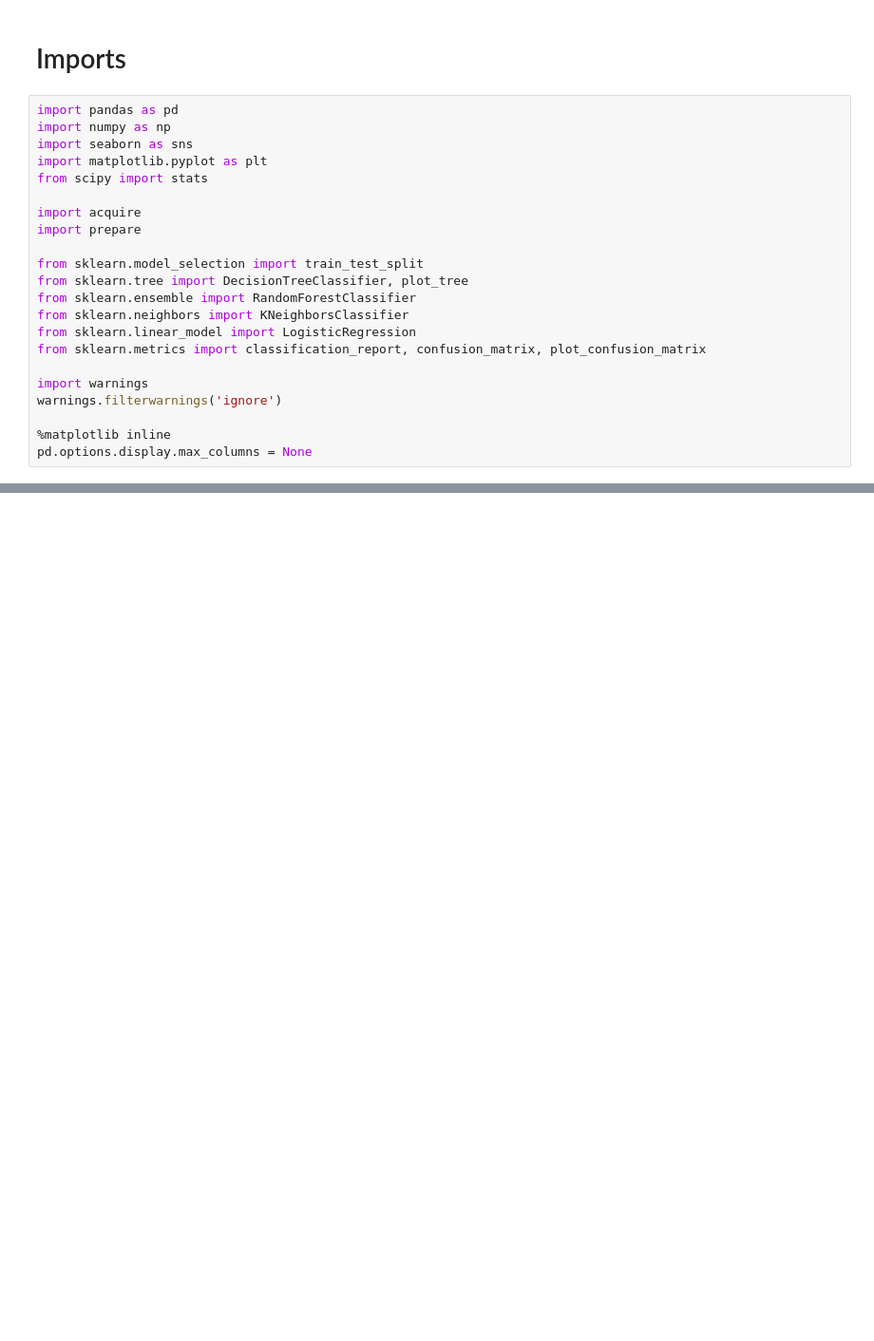
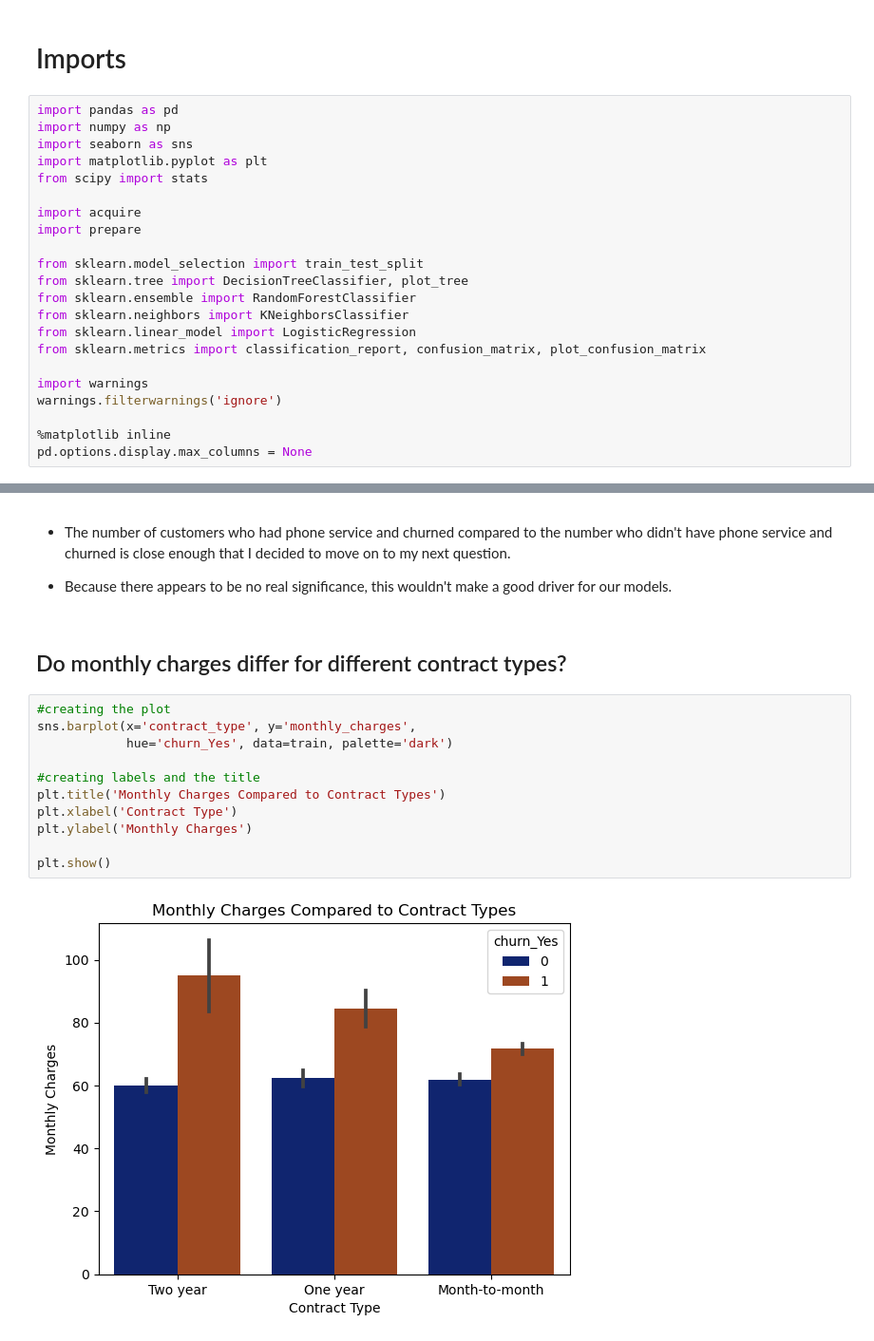
Before and after one commit to shawn-brown12/classification_project, a Jupyter notebook: Final_Report.ipynb, the cells around one changed output, grey strips where cells are left out. Shown at 95% size. Saved outputs shown, nothing was run; the diff lists cells and outputs as text; blank space fills up the shorter version.

```diff
--- a/Final_Report.ipynb
+++ b/Final_Report.ipynb
@@ -38,0 +187,19 @@ pd.options.display.max_columns = None
+# %% [markdown]
+- The number of customers who had phone service and churned compared to the number who didn't have phone service and churned is close enough that I decided to move on to my next question.
+
+- Because there appears to be no real significance, this wouldn't make a good driver for our models.
+# %% [markdown]
+## Do monthly charges differ for different contract types?
+# %%
+#creating the plot
+sns.barplot(x='contract_type', y='monthly_charges',
+            hue='churn_Yes', data=train, palette='dark')
+
+#creating labels and the title
+plt.title('Monthly Charges Compared to Contract Types')
+plt.xlabel('Contract Type')
+plt.ylabel('Monthly Charges')
+
+plt.show()
+# %% [output]
+[figure, added]
```
Also changed, not shown: parts of 30 cells of this notebook, 3 other files.
